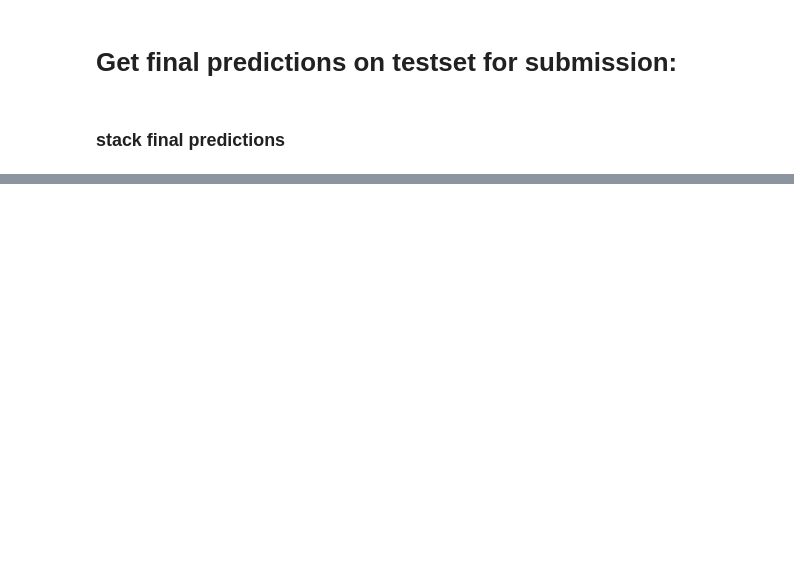
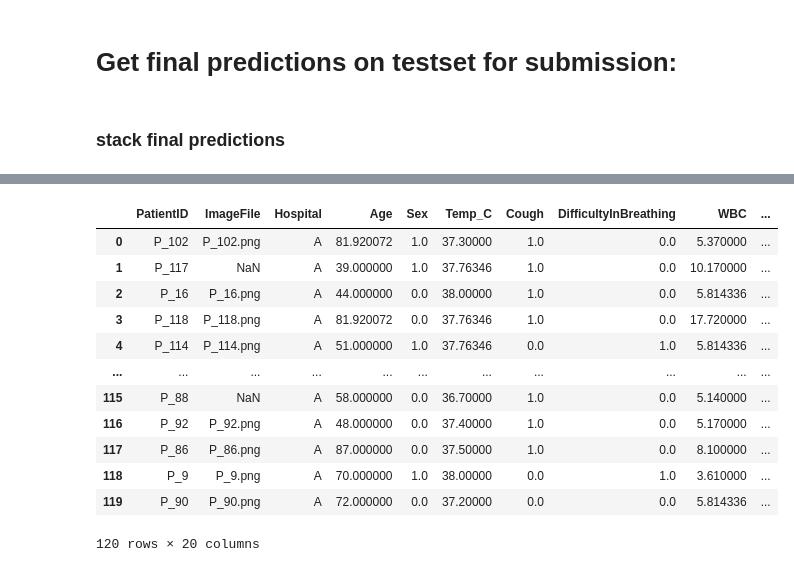
Before and after one commit to t-schanz/HIDA_LFL, a Jupyter notebook: notebooks/Pipeline.ipynb, the cells around one changed output, grey strips where cells are left out. Cells and saved outputs as stored; diff of their text form; code cells hidden in the pictures; blank space fills up the shorter version.

Commit message:
Update pipeline for final submission

```diff
--- a/notebooks/Pipeline.ipynb
+++ b/notebooks/Pipeline.ipynb
@@ -404,15 +424,20 @@ targets = []
 test_dataloader = dl.test_dataloader()
 
 counter = 0
-for batch in tqdm(test_dataloader):
-    model_input, label, (label_name, image_name) = batch
-    outputs_single = sc.expit(ort_sess.run([output_name], {input_name: model_input.cpu().numpy()})[0]).T[0]
-    predictions += list(outputs_single)
-    targets += list(image_name)
+tmpfile = "tmpfile2.csv"
+if os.path.isfile(tmpfile):
+    resnet_df = pd.read_csv(tmpfile)
+else:
+    for batch in tqdm(test_dataloader):
+        model_input, label, (label_name, image_name) = batch
+        outputs_single = sc.expit(ort_sess.run([output_name], {input_name: model_input.cpu().numpy()})[0]).T[0]
+        predictions += list(outputs_single)
+        targets += list(image_name)
 
-resnset_results = dict(predictions_resnet=predictions, images=targets)
-resnet_df = pd.DataFrame(resnset_results)
-resnet_df["images"] = resnet_df["images"].apply(lambda x: x.split(".")[0])
+    resnset_results = dict(predictions_resnet=predictions, images=targets)
+    resnet_df = pd.DataFrame(resnset_results)
+    resnet_df["images"] = resnet_df["images"].apply(lambda x: x.split(".")[0])
+    resnet_df.to_csv(tmpfile)
 
 # from catboost raw:
 df_for_rf = df_test.copy()
@@ -430,6 +455,12 @@ yhat = cat_boost_raw_model.predict(X_test.values)
 
 catboost_results = dict(predictions_cb_raw=list(yhat), images=image_names.to_list())
 catboost_results_df = pd.DataFrame(catboost_results)
+
+# from lgblight raw:
+y_pred = lgb_model_raw.predict(X_test.values)
+LGBM_results = dict(predictions_LGBM=list(y_pred), images=image_names.to_list(), targets=y_test.values)
+LGBM_results_df = pd.DataFrame(LGBM_results)
+
 
 # from xgboost raw:
 y_pred = model_xboost.predict(X_test.values)
@@ -470,9 +501,9 @@ catboost_results_df = catboost_results_df.set_index("images")
 resnet_df = resnet_df.set_index("images")
 xgboost_imputed_results_df = xgboost_imputed_results_df.set_index("images")
 xgboost_results_df = xgboost_results_df.set_index("images")
+LGBM_results_df = LGBM_results_df.set_index("images")
 # %%
-
 # make final prediction:
-all_predictions = pd.concat([rf_results_df, catboost_imputed_results_df, catboost_results_df, resnet_df, xgboost_imputed_results_df, xgboost_results_df], axis=1)
+all_predictions = pd.concat([rf_results_df, catboost_imputed_results_df, catboost_results_df, resnet_df, xgboost_imputed_results_df, xgboost_results_df, LGBM_results_df], axis=1)
 X_test = all_predictions.drop(columns="targets").values
 yhat = final_model.predict(X_test)
@@ -495,0 +521,25 @@ catboost_results_df
+# %%
+df_out = pd.read_csv(test_data)
+
+for column in df_imputed_test.columns:
+    if column in df_out.columns:
+        df_out[column] = df_imputed_test[column]
+
+df_out["Prognosis"] = yhat
+df_out.to_csv("final_submission_lightning_fast_learner.csv")
+# %%
+df_out
+# %% [output]
+|  | PatientID | ImageFile | Hospital | Age | Sex | Temp_C | Cough | DifficultyInBreathing | WBC | ... |
+| 0 | P_102 | P_102.png | A | 81.920072 | 1.0 | 37.30000 | 1.0 | 0.0 | 5.370000 | ... |
+| 1 | P_117 | NaN | A | 39.000000 | 1.0 | 37.76346 | 1.0 | 0.0 | 10.170000 | ... |
+| 2 | P_16 | P_16.png | A | 44.000000 | 0.0 | 38.00000 | 1.0 | 0.0 | 5.814336 | ... |
+| 3 | P_118 | P_118.png | A | 81.920072 | 0.0 | 37.76346 | 1.0 | 0.0 | 17.720000 | ... |
+| 4 | P_114 | P_114.png | A | 51.000000 | 1.0 | 37.76346 | 0.0 | 1.0 | 5.814336 | ... |
+| ... | ... | ... | ... | ... | ... | ... | ... | ... | ... | ... |
+| 115 | P_88 | NaN | A | 58.000000 | 0.0 | 36.70000 | 1.0 | 0.0 | 5.140000 | ... |
+| 116 | P_92 | P_92.png | A | 48.000000 | 0.0 | 37.40000 | 1.0 | 0.0 | 5.170000 | ... |
+| 117 | P_86 | P_86.png | A | 87.000000 | 0.0 | 37.50000 | 1.0 | 0.0 | 8.100000 | ... |
+| 118 | P_9 | P_9.png | A | 70.000000 | 1.0 | 38.00000 | 0.0 | 1.0 | 3.610000 | ... |
+| 119 | P_90 | P_90.png | A | 72.000000 | 0.0 | 37.20000 | 0.0 | 0.0 | 5.814336 | ... |
+120 rows × 20 columns
```
Also changed, not shown: parts of 14 cells of this notebook, 3 other files.
